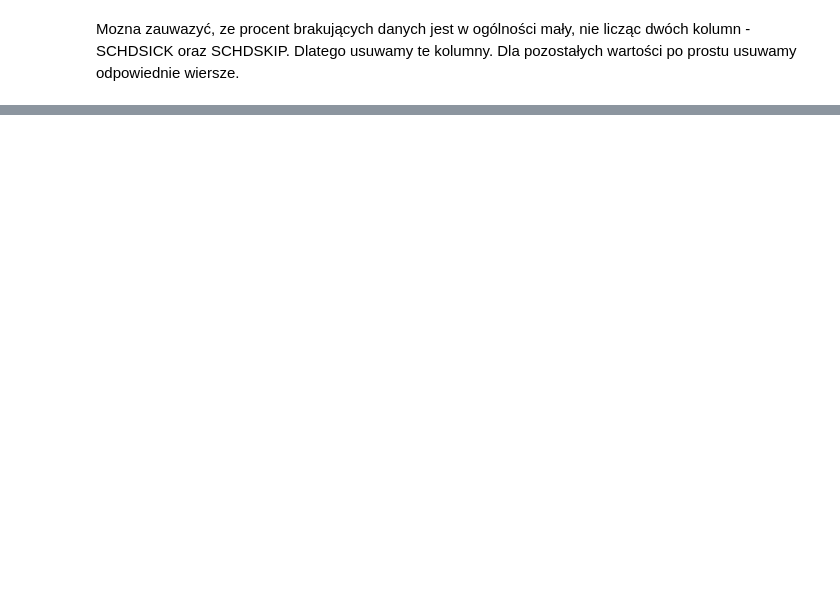
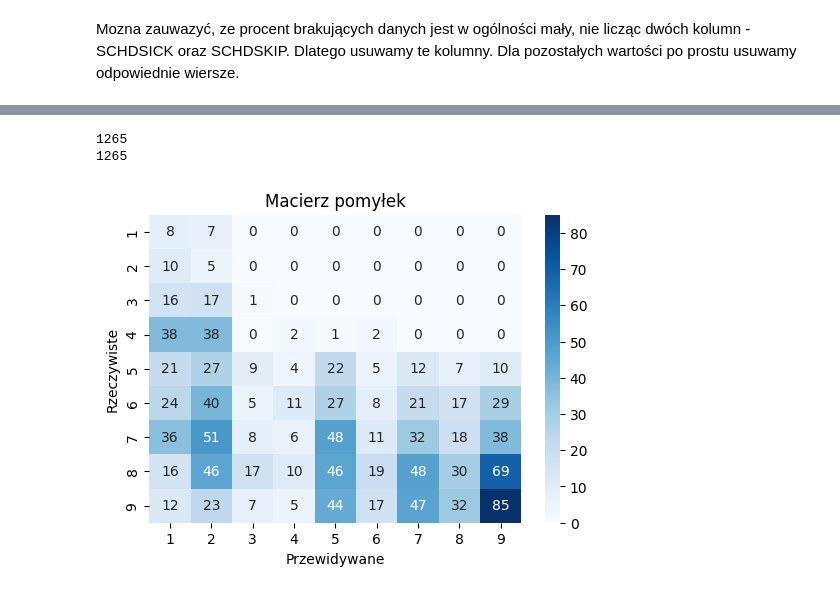
Before and after one commit to Safeheaded/EAD_project_2, a Jupyter notebook: project.ipynb, the cells around one changed output, grey strips where cells are left out. Cells and saved outputs as stored; diff of their text form; code cells hidden in the pictures; blank space fills up the shorter version.

```diff
--- a/project.ipynb
+++ b/project.ipynb
@@ -162,0 +190,7 @@ pps.matrix(df_train)
+# %%
+pps_matrix = pps.matrix(df_pps)
+
+sorted_pps = pps_matrix[(pps_matrix['x'] == 'DEPRESSIONINDEX')].sort_values(by='ppscore', ascending=False)
+
+column_names = sorted_pps.iloc[2:8]['y'].tolist()
+column_names
@@ -162,0 +297,37 @@ pps.matrix(df_train)
+# %%
+Y_train_ols = Y_train.copy()
+Y_test_ols = Y_test.copy()
+
+Y_train_ols = Y_train_ols[Y_train_ols > 0]
+Y_test_ols = Y_test_ols[Y_test_ols > 0]
+
+X_train_ols = X_train.loc[Y_train_ols.index]
+X_test_ols = X_test.loc[Y_test_ols.index]
+
+X_test_ols_index = X_test_ols.copy()
+
+X_train_ols = sm.add_constant(X_train_ols)
+X_test_ols = sm.add_constant(X_test_ols)
+
+
+model = sm.OLS(Y_train_ols, X_train_ols).fit()
+# %%
+y_pred = model.predict(X_test_ols)
+
+print(len(y_pred))
+
+y_pred = pd.cut(y_pred, bins=9, labels=np.arange(1, 10))
+print(len(y_pred))
+
+conff = cm(Y_test_ols, y_pred)
+
+plt.figure(figsize=(6, 4))
+sns.heatmap(conff, annot=True, fmt='d', cmap='Blues', xticklabels=np.linspace(1, 9, 9, dtype=np.uint8), yticklabels=np.linspace(1, 9, 9, dtype=np.uint8))
+plt.title('Macierz pomyłek')
+plt.xlabel('Przewidywane')
+plt.ylabel('Rzeczywiste')
+plt.show()
+# %% [output]
+1265
+1265
+[figure, added]
```
Also changed, not shown: parts of 19 cells of this notebook.
